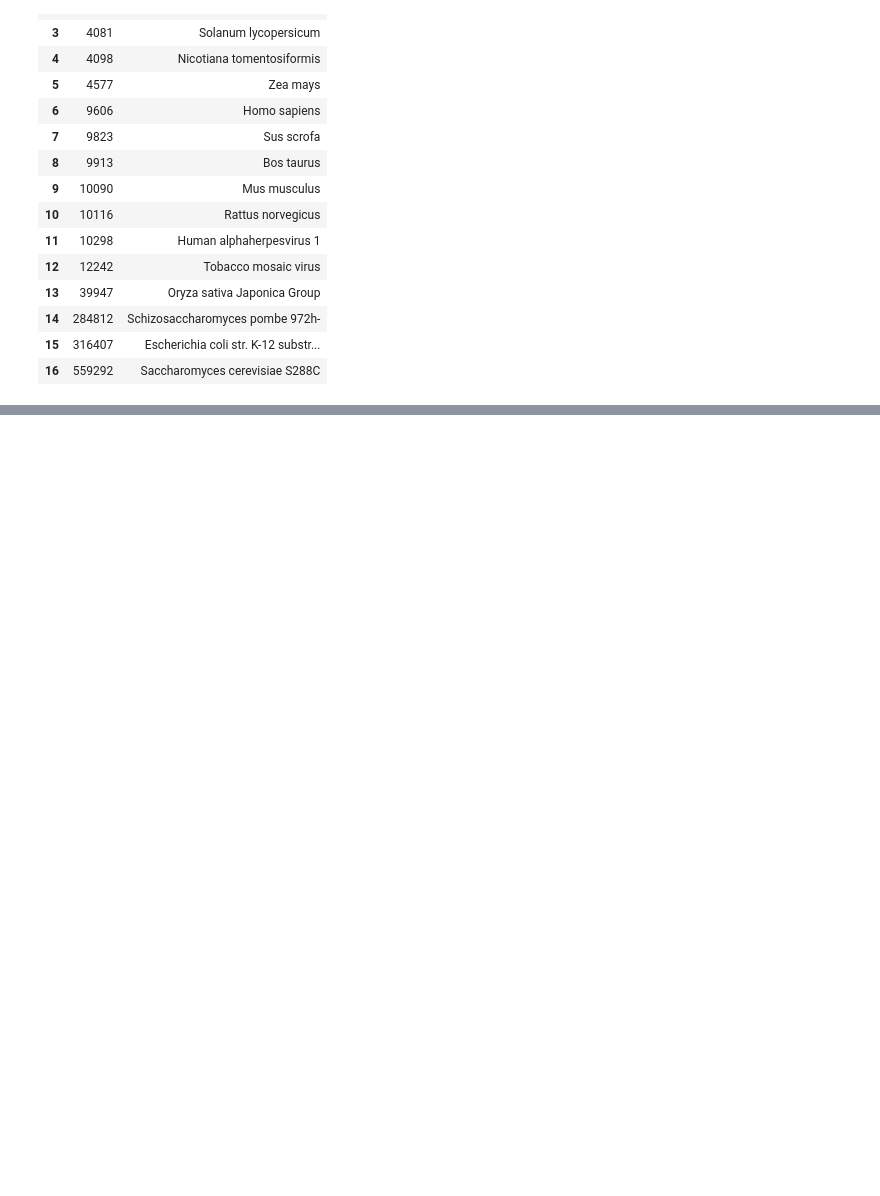
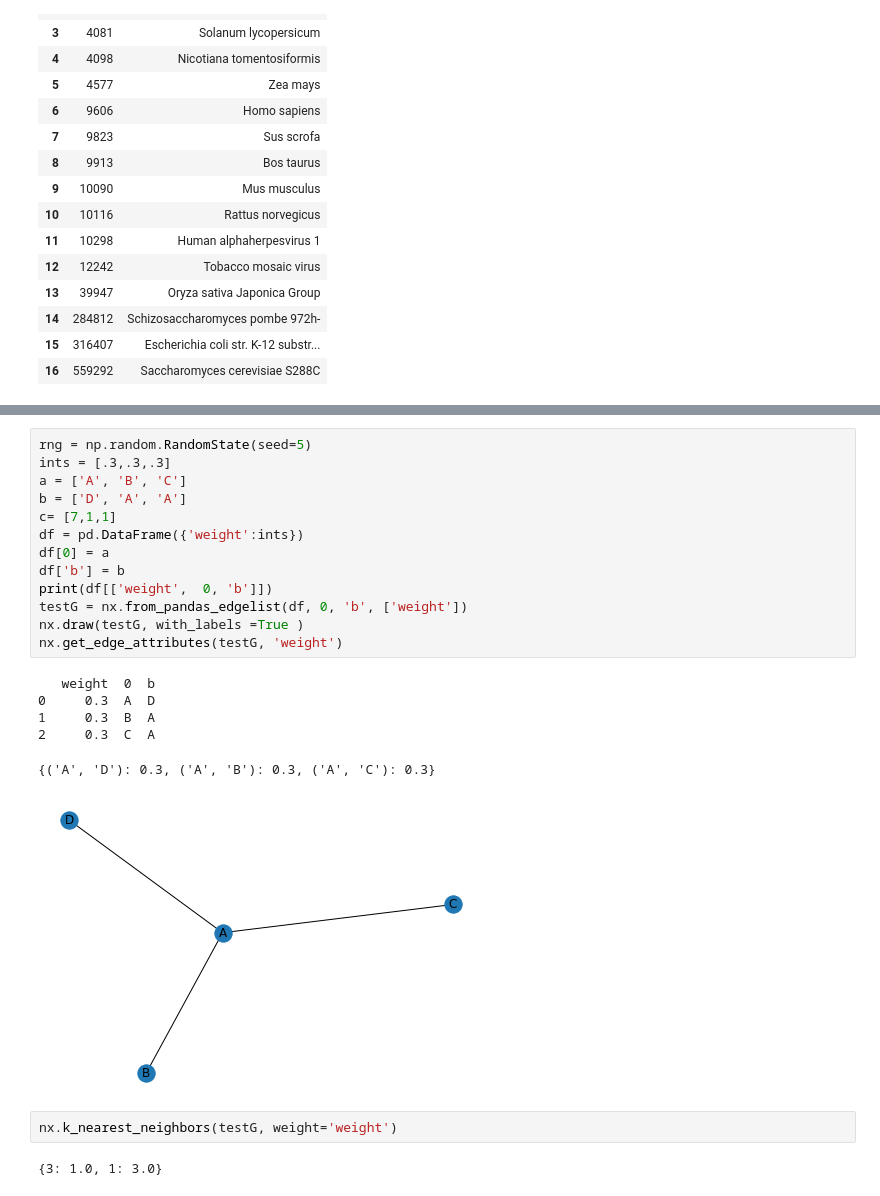
Before and after one commit to yashmanne/Arab_ABC-LTP_Linkage, a Jupyter notebook: results/2020-03-10_Preliminary_BioGrid_Data_Analysis.ipynb, the cells around one changed output, grey strips where cells are left out. Cells and saved outputs as stored; diff of their text form; blank space fills up the shorter version.

```diff
--- a/results/2020-03-10_Preliminary_BioGrid_Data_Analysis.ipynb
+++ b/results/2020-03-10_Preliminary_BioGrid_Data_Analysis.ipynb
@@ -163,0 +314,24 @@ dtype: object
+# %%
+rng = np.random.RandomState(seed=5)
+ints = [.3,.3,.3]
+a = ['A', 'B', 'C']
+b = ['D', 'A', 'A']
+c= [7,1,1]
+df = pd.DataFrame({'weight':ints})
+df[0] = a
+df['b'] = b
+print(df[['weight',  0, 'b']])
+testG = nx.from_pandas_edgelist(df, 0, 'b', ['weight'])
+nx.draw(testG, with_labels =True )
+nx.get_edge_attributes(testG, 'weight')
+# %% [output]
+   weight  0  b
+0     0.3  A  D
+1     0.3  B  A
+2     0.3  C  A
+{('A', 'D'): 0.3, ('A', 'B'): 0.3, ('A', 'C'): 0.3}
+[figure, added]
+# %%
+nx.k_nearest_neighbors(testG, weight='weight')
+# %% [output]
+{3: 1.0, 1: 3.0}
```
Also changed, not shown: parts of 41 cells of this notebook, 1 other file.
